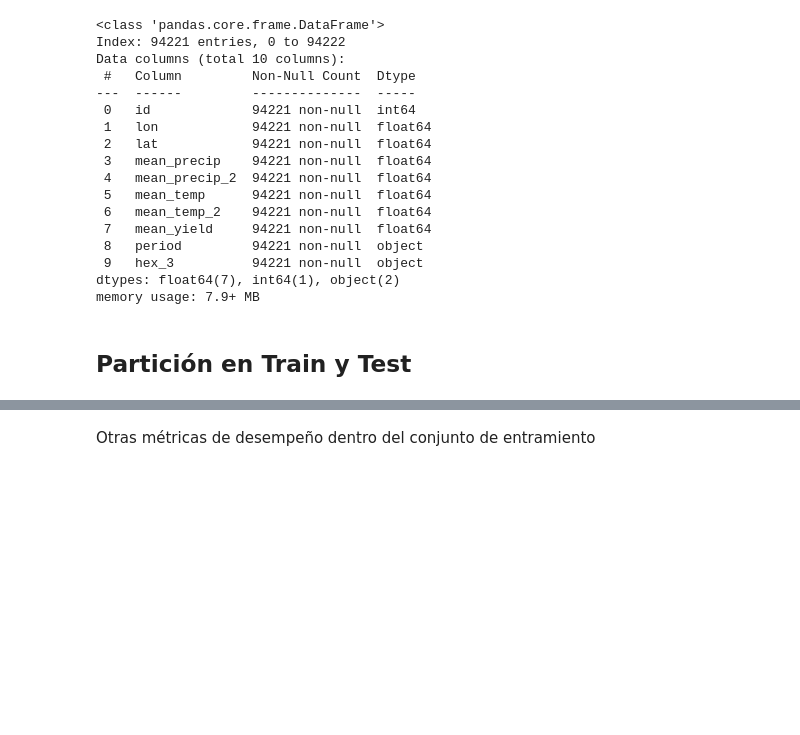
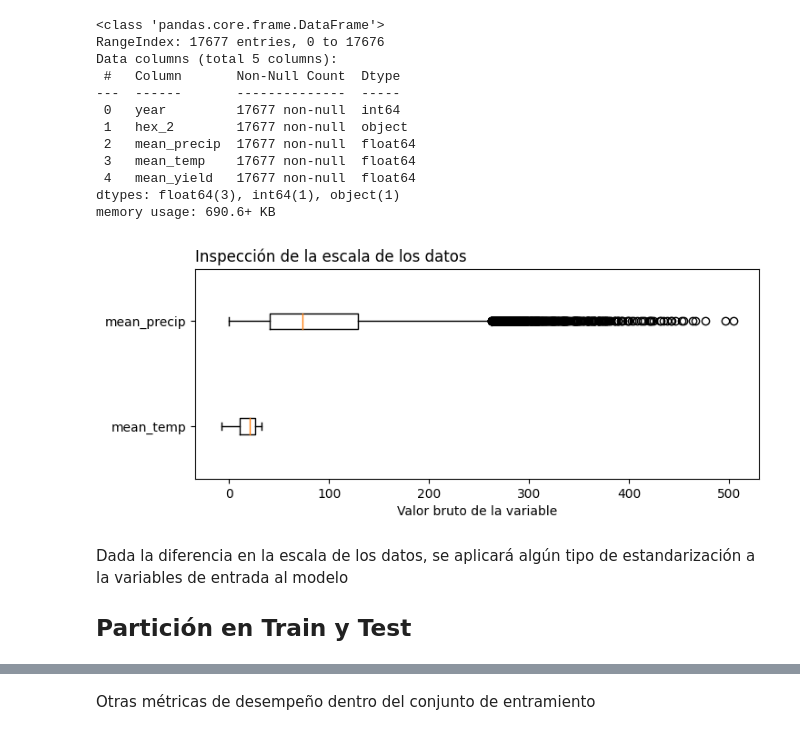
Before and after one commit to CAMM961001/estancia, a Jupyter notebook: notebooks/01_ols_regression.ipynb, the cells around one changed output, grey strips where cells are left out. Drawn from its saved outputs; the diff is of its cells as text; code cells hidden in the pictures; blank space fills up the shorter version.

```diff
--- a/notebooks/01_ols_regression.ipynb
+++ b/notebooks/01_ols_regression.ipynb
@@ -32,7 +53,7 @@ DATA_PATH = os.path.join(
     os.path.dirname(os.getcwd()),
     'data',
     'datos-produccion-maiz',
-    'agg-maize-panel-rcp2p6.csv')
+    'hist-maize-panel-rcp2p6.csv')
 
 H3_CATALOGUE = os.path.join(
     os.path.dirname(os.getcwd()),
@@ -43,7 +64,7 @@ H3_CATALOGUE = os.path.join(
 # Carga de datos
 data = pd.read_csv(DATA_PATH)
 cat_h3 = pd.read_csv(H3_CATALOGUE)
-h3_res = 'hex_3'
+h3_res = 'hex_2'
 
 # Unir resolución de malla a datos
 data = (
@@ -53,30 +74,52 @@ data = (
         ,on='id'
         ,how='left'
         ,rsuffix='__ignore')
-    .drop(columns=['id__ignore'])
-    .dropna(axis=0))
+    .drop(columns=['id','lon','lat','mean.precip.2','mean.temp.2','id__ignore'])
+    .query("(year >= 2010) & (year <= 2020)")
+    .groupby(by=['year', h3_res])
+    .mean()
+    .reset_index())
+
+data.columns = [col.replace('.','_') for col in data.columns]
 
 data.info()
 # %% [output]
 <class 'pandas.core.frame.DataFrame'>
-Index: 94221 entries, 0 to 94222
-Data columns (total 10 columns):
- #   Column         Non-Null Count  Dtype
----  ------         --------------  -----
- 0   id             94221 non-null  int64
- 1   lon            94221 non-null  float64
- 2   lat            94221 non-null  float64
- 3   mean_precip    94221 non-null  float64
- 4   mean_precip_2  94221 non-null  float64
- 5   mean_temp      94221 non-null  float64
- 6   mean_temp_2    94221 non-null  float64
- 7   mean_yield     94221 non-null  float64
- 8   period         94221 non-null  object
- 9   hex_3          94221 non-null  object
-dtypes: float64(7), int64(1), object(2)
-memory usage: 7.9+ MB
+RangeIndex: 17677 entries, 0 to 17676
+Data columns (total 5 columns):
+ #   Column       Non-Null Count  Dtype
+---  ------       --------------  -----
+ 0   year         17677 non-null  int64
+ 1   hex_2        17677 non-null  object
+ 2   mean_precip  17677 non-null  float64
+ 3   mean_temp    17677 non-null  float64
+ 4   mean_yield   17677 non-null  float64
+dtypes: float64(3), int64(1), object(1)
+memory usage: 690.6+ KB
-# %% [markdown]
-## Partición en Train y Test
+# %%
+# Variables de visualización
+vis_feats = ['mean_temp','mean_precip']
+
+# Especificaciones de figura
+fig, ax = plt.subplots(figsize=(8,3))
+
+# Elementos de visualización
+ax.boxplot(
+    x=data.filter(items=vis_feats),
+    vert=False)
+
+# Anotaciones y estilo
+ax.set_title('Inspección de la escala de los datos', loc='left')
+ax.set_yticks(ticks=[1,2], labels=vis_feats)
+ax.set_xlabel('Valor bruto de la variable')
+
+plt.show()
+# %% [output]
+[figure, added]
+# %% [markdown]
+Dada la diferencia en la escala de los datos, se aplicará algún tipo de estandarización a la variables de entrada al modelo
+
+## Partición en Train y Test
 # %%
 # Definición de variable objetivo
 target = 'mean_yield'
```
Also changed, not shown: parts of 30 cells of this notebook, 1 other file.
